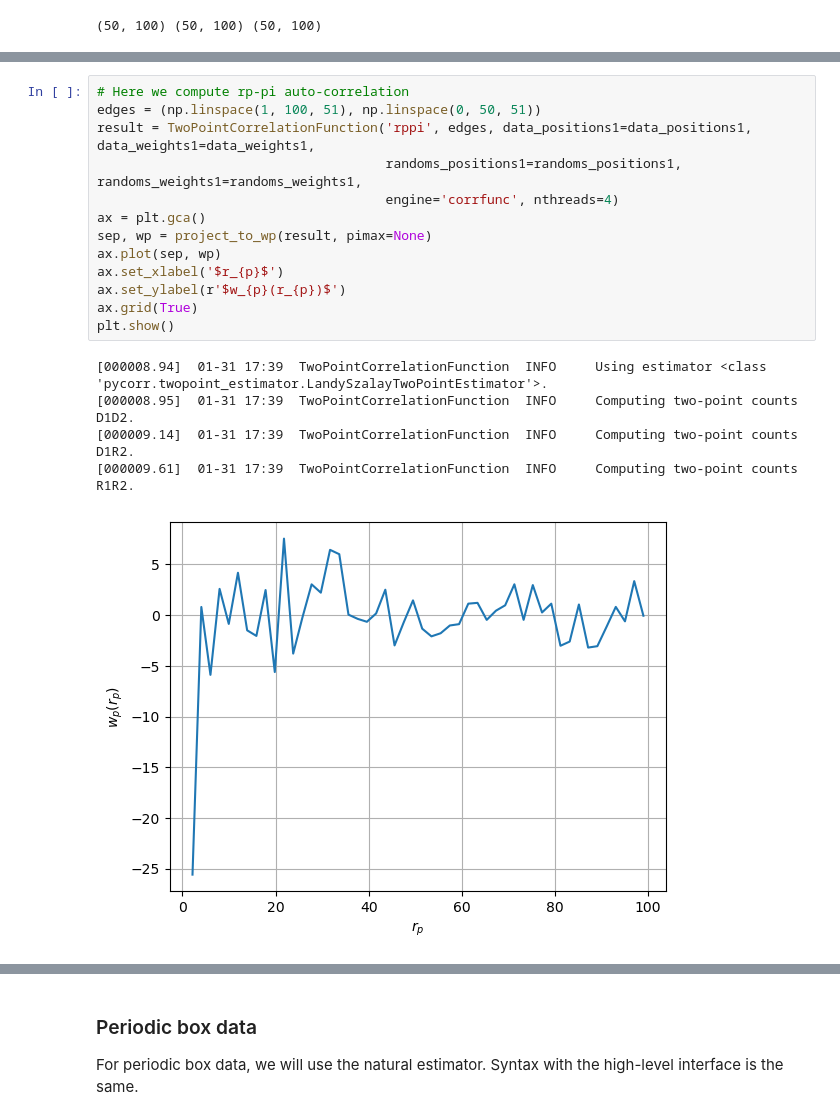
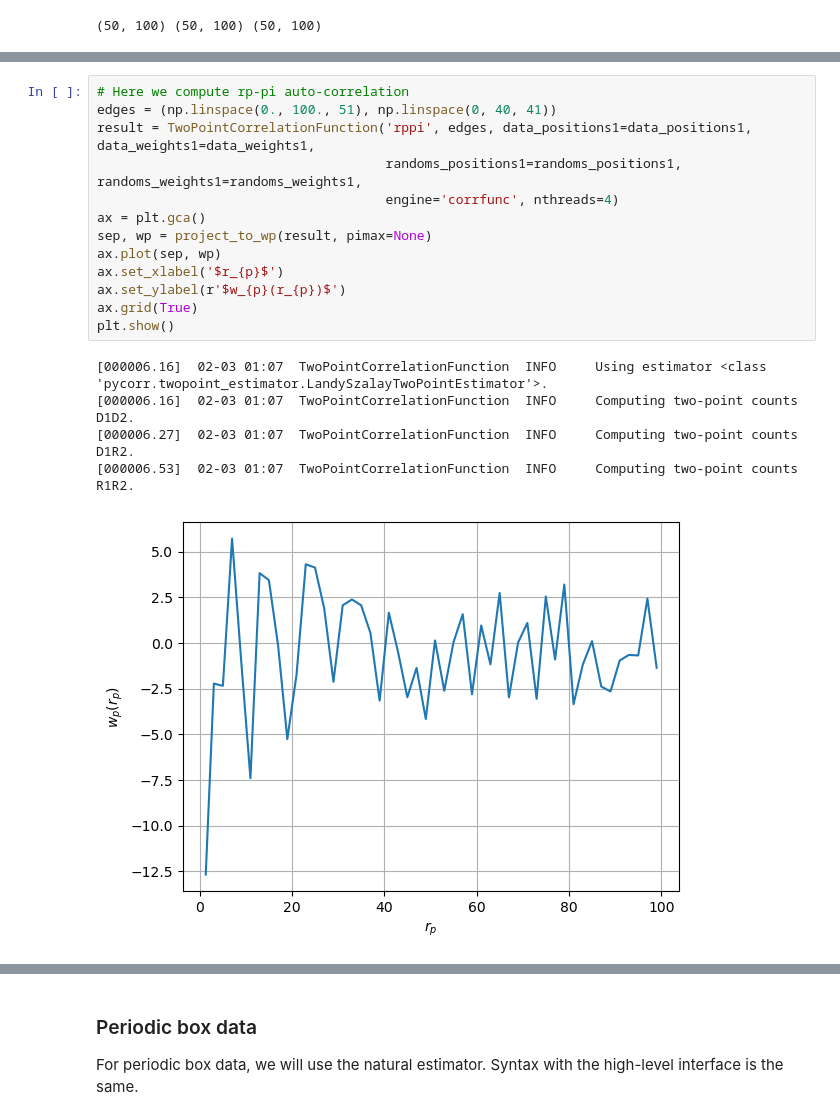
Before and after one commit to cosmodesi/pycorr, a Jupyter notebook: nb/basic_examples.ipynb, the cells around one changed output, grey strips where cells are left out. Cells and saved outputs as stored; diff of their text form.

```diff
--- a/nb/basic_examples.ipynb
+++ b/nb/basic_examples.ipynb
@@ -125,22 +125,22 @@ plt.show()
 # %%
 # Here we compute rp-pi auto-correlation
-edges = (np.linspace(1, 100, 51), np.linspace(0, 50, 51))
+edges = (np.linspace(0., 100., 51), np.linspace(0, 40, 41))
 result = TwoPointCorrelationFunction('rppi', edges, data_positions1=data_positions1, data_weights1=data_weights1,
                                      randoms_positions1=randoms_positions1, randoms_weights1=randoms_weights1,
                                      engine='corrfunc', nthreads=4)
 ax = plt.gca()
 sep, wp = project_to_wp(result, pimax=None)
 ax.plot(sep, wp)
 ax.set_xlabel('$r_{p}$')
 ax.set_ylabel(r'$w_{p}(r_{p})$')
 ax.grid(True)
 plt.show()
 # %% [output]
-[000008.94]  01-31 17:39  TwoPointCorrelationFunction  INFO     Using estimator <class 'pycorr.twopoint_estimator.LandySzalayTwoPointEstimator'>.
-[000008.95]  01-31 17:39  TwoPointCorrelationFunction  INFO     Computing two-point counts D1D2.
-[000009.14]  01-31 17:39  TwoPointCorrelationFunction  INFO     Computing two-point counts D1R2.
-[000009.61]  01-31 17:39  TwoPointCorrelationFunction  INFO     Computing two-point counts R1R2.
+[000006.16]  02-03 01:07  TwoPointCorrelationFunction  INFO     Using estimator <class 'pycorr.twopoint_estimator.LandySzalayTwoPointEstimator'>.
+[000006.16]  02-03 01:07  TwoPointCorrelationFunction  INFO     Computing two-point counts D1D2.
+[000006.27]  02-03 01:07  TwoPointCorrelationFunction  INFO     Computing two-point counts D1R2.
+[000006.53]  02-03 01:07  TwoPointCorrelationFunction  INFO     Computing two-point counts R1R2.
-[figure, old version]
+[figure, new version]
 # %%
 # Here we compute angular auto-correlation, without weights
 # we provide cartesian positions instead of RA/Dec, so say position_type='xyz'
```
Also changed, not shown: parts of 12 cells of this notebook, 5 other files.
